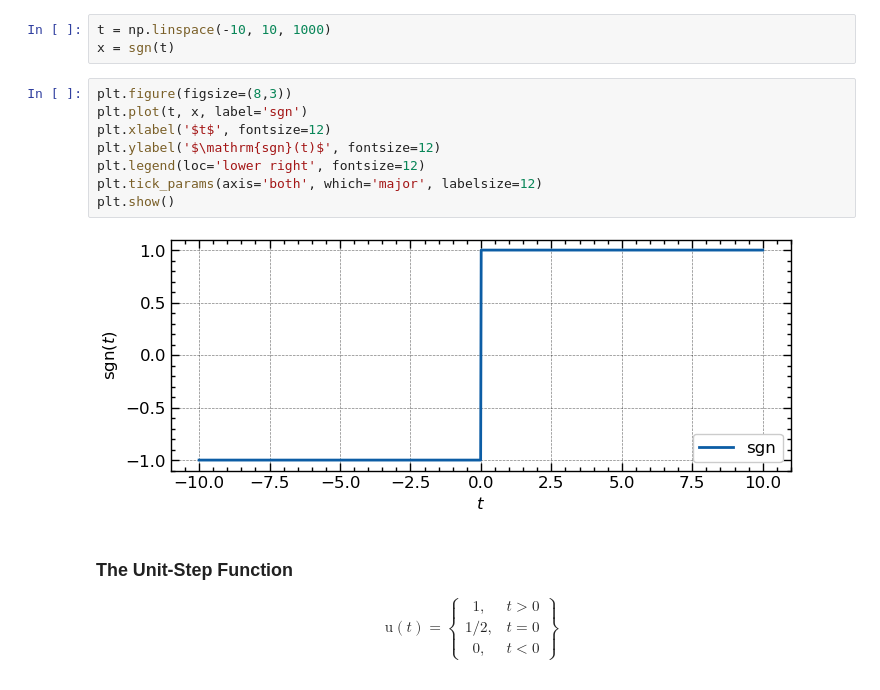
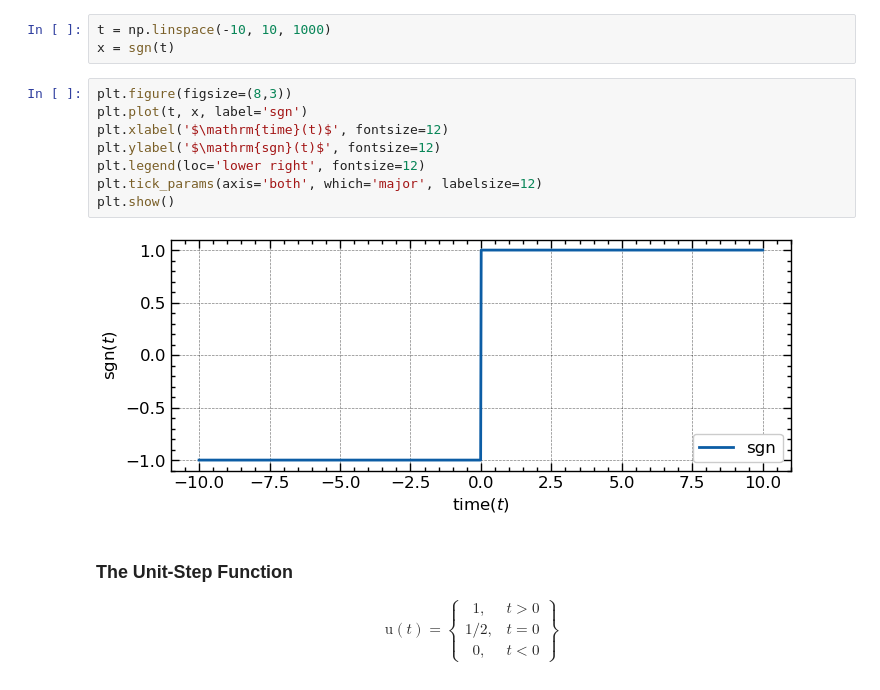
Before and after one commit to mshong/signals_systems, a Jupyter notebook: 01_Continuous Signals.ipynb, the cells around one changed output. Drawn from its saved outputs; the diff is of its cells as text.

```diff
--- a/01_Continuous Signals.ipynb
+++ b/01_Continuous Signals.ipynb
@@ -26,13 +26,13 @@ x = sgn(t)
 # %%
 plt.figure(figsize=(8,3))
 plt.plot(t, x, label='sgn')
-plt.xlabel('$t$', fontsize=12)
+plt.xlabel('$\mathrm{time}(t)$', fontsize=12)
 plt.ylabel('$\mathrm{sgn}(t)$', fontsize=12)
 plt.legend(loc='lower right', fontsize=12)
 plt.tick_params(axis='both', which='major', labelsize=12)
 plt.show()
 # %% [output]
-[figure, old version]
+[figure, new version]
 # %% [markdown]
 ### The Unit-Step Function
 $$
```
Also changed, not shown: parts of 12 cells of this notebook.
